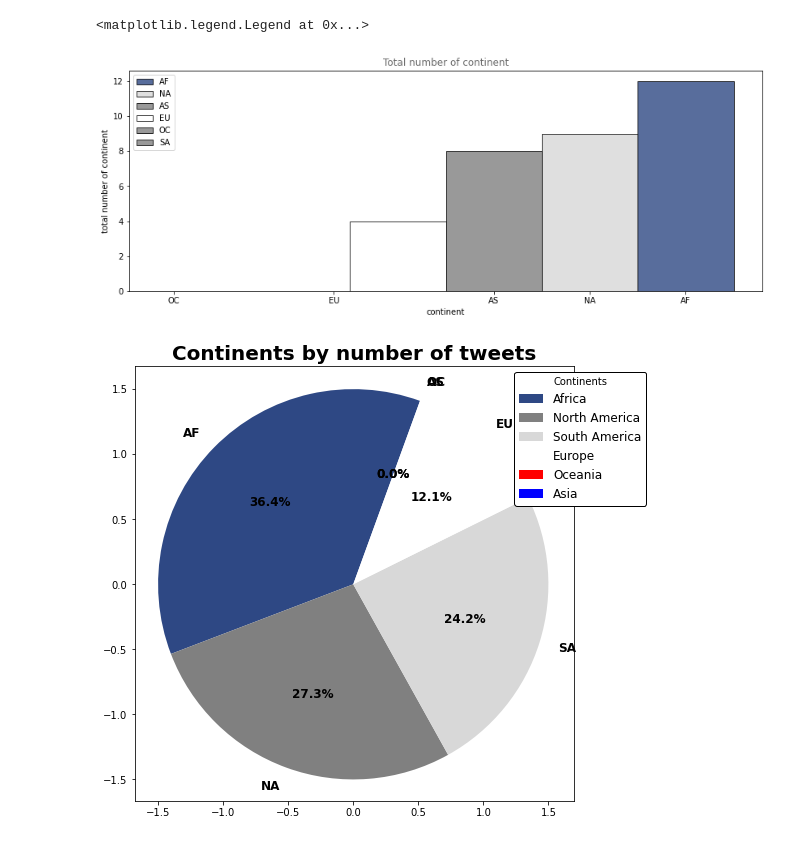
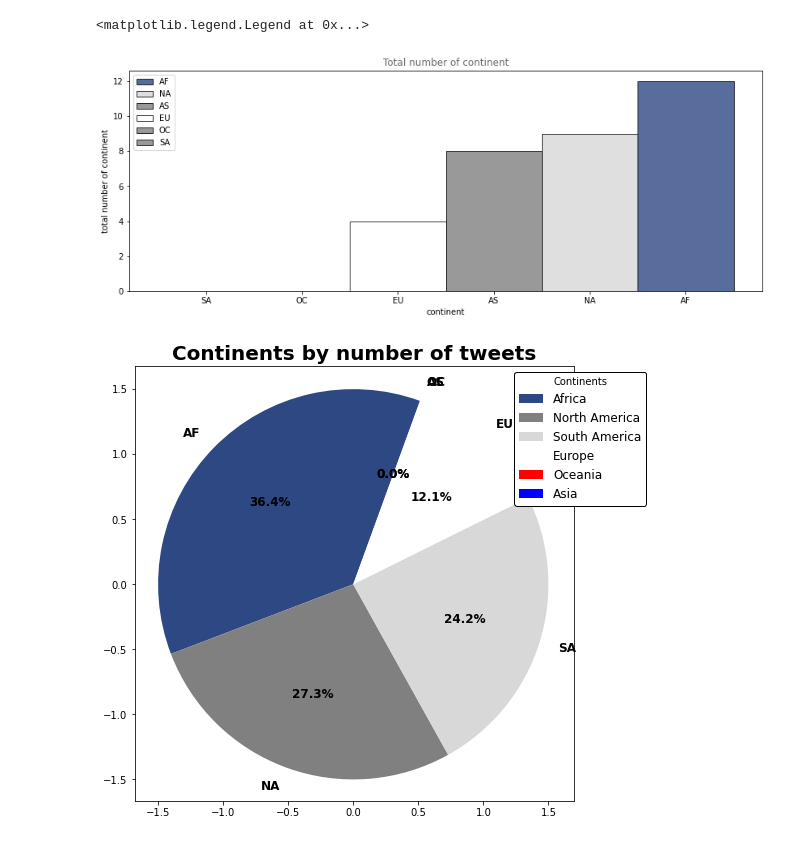
Before and after one commit to Ayoubkassi/Twitter_Comercial_Segments, a Jupyter notebook: Data_analysis.ipynb, the cells around one changed output. Drawn from its saved outputs; the diff is of its cells as text; code cells hidden in the pictures.

```diff
--- a/Data_analysis.ipynb
+++ b/Data_analysis.ipynb
@@ -134,23 +129,23 @@ dtype: int64
 # %%
 %matplotlib inline
 plt.figure(figsize=(14,5))
 plt.ylabel('total number of continent')
 plt.xlabel('continent')
 plt.title('Total number of continent',color='dimgrey')
-plt.xticks([10,10.25,10.50,10.75,10.90,11.05],['SA','OC','EU','AS','NA','AF'])
+plt.xticks([10.30,10.45,10.60,10.75,10.90,11.05],['SA','OC','EU','AS','NA','AF'])
 #creating bar plots
 plt.bar(11.05,12, color = '#2e4884', width = 0.15,alpha=0.8,label='AF',edgecolor='black')
 plt.bar(10.90,9, color = '#d8d8d8', width = 0.15,alpha=0.8,label='NA',edgecolor='black')
 plt.bar(10.75,8, color = 'grey', width = 0.15,alpha=0.8,label='AS',edgecolor='black')
 plt.bar(10.60,4, color = 'white', width = 0.15,alpha=0.8,label='EU',edgecolor='black')
 plt.bar(10.45,0,color = 'grey', width = 0.15,alpha=0.8,label='OC',edgecolor='black')
 plt.bar(10.30,0, color = 'grey', width = 0.15,alpha=0.8,label='SA',edgecolor='black')
 
 
 plt.legend()
 # %% [output]
 <matplotlib.legend.Legend at 0x...>
-[figure, old version]
+[figure, new version]
 # %%
 
 s = [12, 9, 8, 4, 0, 0]
```
Also changed, not shown: parts of 8 cells of this notebook.
